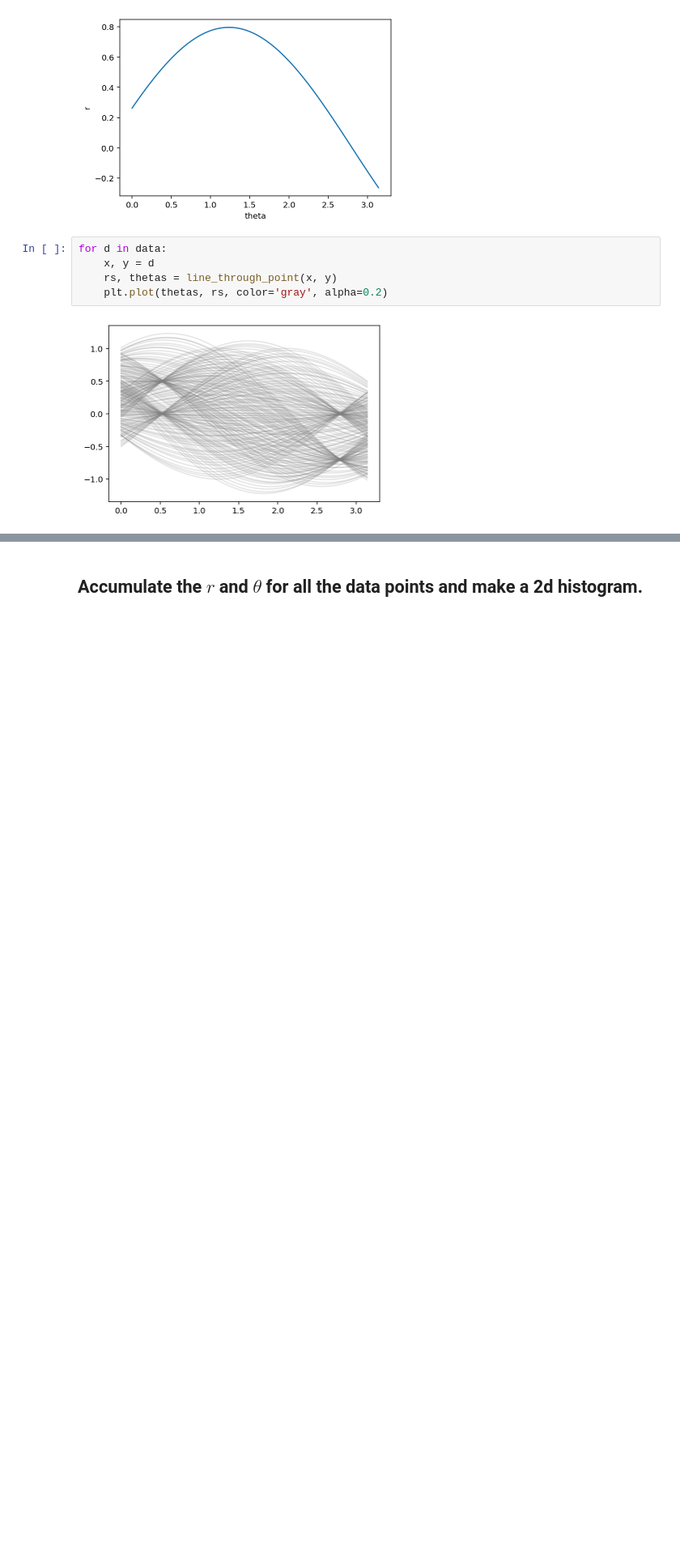
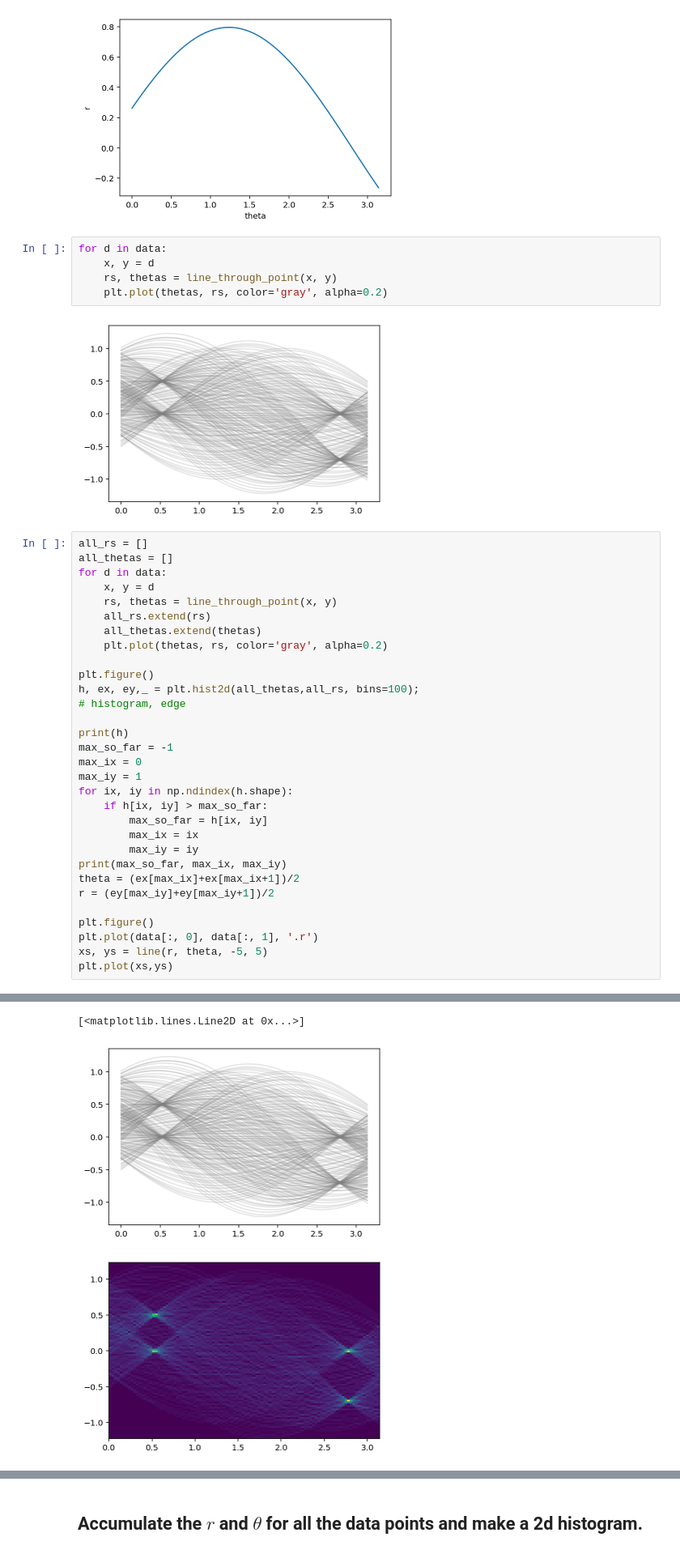
Before and after one commit to MUIC-Numerical-Methods-2018/extra-2-hough-transform, a Jupyter notebook: HoughTransform.ipynb, the cells around one changed output, grey strips where cells are left out. Shown at 81% size. Drawn from its saved outputs; the diff is of its cells as text; blank space fills up the shorter version.

```diff
--- a/HoughTransform.ipynb
+++ b/HoughTransform.ipynb
@@ -81,3 +81,35 @@ for d in data:
     plt.plot(thetas, rs, color='gray', alpha=0.2)
 # %% [output]
 [figure]
+# %%
+all_rs = []
+all_thetas = []
+for d in data:
+    x, y = d
+    rs, thetas = line_through_point(x, y)
+    all_rs.extend(rs)
+    all_thetas.extend(thetas)
+    plt.plot(thetas, rs, color='gray', alpha=0.2)
+
+plt.figure()
+h, ex, ey,_ = plt.hist2d(all_thetas,all_rs, bins=100);
+# histogram, edge
+
+print(h)
+max_so_far = -1
+max_ix = 0
+max_iy = 1
+for ix, iy in np.ndindex(h.shape):
+    if h[ix, iy] > max_so_far:
+        max_so_far = h[ix, iy]
+        max_ix = ix
+        max_iy = iy
+print(max_so_far, max_ix, max_iy)
+theta = (ex[max_ix]+ex[max_ix+1])/2
+r = (ey[max_iy]+ey[max_iy+1])/2
+
+plt.figure()
+plt.plot(data[:, 0], data[:, 1], '.r')
+xs, ys = line(r, theta, -5, 5)
+plt.plot(xs,ys)
+# %% [output]
@@ -83,0 +124,3 @@ for d in data:
+[<matplotlib.lines.Line2D at 0x...>]
+[figure, added]
+[figure, added]
```
Also changed, not shown: parts of 2 cells of this notebook.
